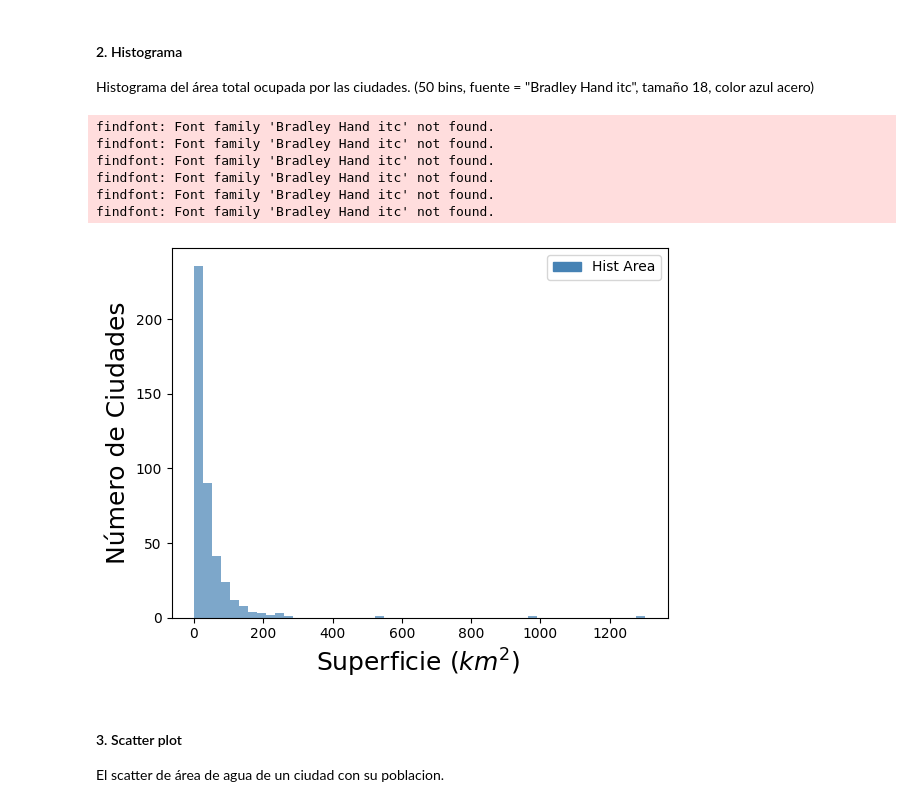
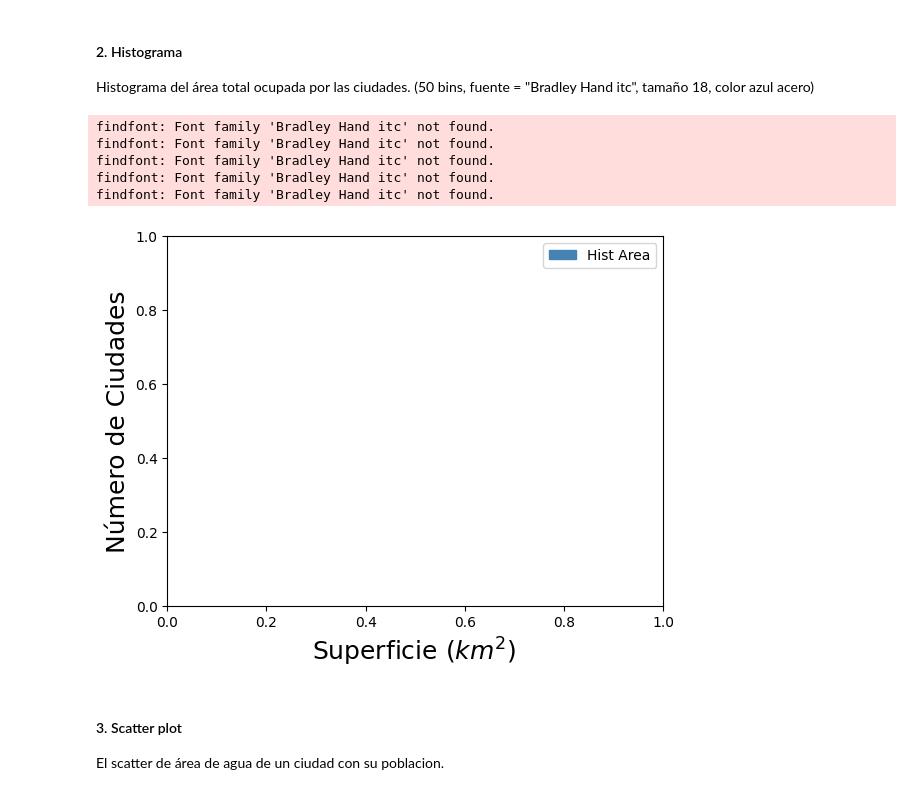
Before and after one commit to mardelmir/ONLINE_DS_THEBRIDGE_mardelmir, a Jupyter notebook: 03_Analisis_de_Datos/Sprint_08/Unidad_01/Challenge/18_Practica_Obligatoria_Visualizacion_Basica.ipynb, the cells around one changed output. Drawn from its saved outputs; the diff is of its cells as text; code cells hidden in the pictures.

```diff
--- a/03_Analisis_de_Datos/Sprint_08/Unidad_01/Challenge/18_Practica_Obligatoria_Visualizacion_Basica.ipynb
+++ b/03_Analisis_de_Datos/Sprint_08/Unidad_01/Challenge/18_Practica_Obligatoria_Visualizacion_Basica.ipynb
@@ -127,22 +145,20 @@ plt.ylim(0, 5000)
 #### 2. Histograma
 Histograma del área total ocupada por las ciudades. (50 bins, fuente = "Bradley Hand itc", tamaño 18, color azul acero)
 # %%
-plt.hist(df['area_total_km2'], bins = 50, color = 'steelblue', alpha = 0.7)
-
-font = {'fontname': 'Bradley Hand itc'}
-plt.xlabel('Superficie ($km^2$) ', **font, fontsize = 18)
-plt.ylabel('Número de Ciudades', **font, fontsize = 18)
+font = {'fontname': 'Bradley Hand itc', 'fontsize': 18}
+plt.xlabel('Superficie ($km^2$) ', **font)
+plt.ylabel('Número de Ciudades', **font)
 
 patch = mpatches.Patch(color = 'steelblue', label = 'Hist Area')
-plt.legend(loc = 'upper right', handles = [patch]);
+plt.legend(loc = 'upper right', handles = [patch])
+plt.show()
 # %% [output]
 findfont: Font family 'Bradley Hand itc' not found.
 findfont: Font family 'Bradley Hand itc' not found.
 findfont: Font family 'Bradley Hand itc' not found.
 findfont: Font family 'Bradley Hand itc' not found.
 findfont: Font family 'Bradley Hand itc' not found.
-findfont: Font family 'Bradley Hand itc' not found.
-[figure, old version]
+[figure, new version]
 # %% [markdown]
 #### 3. Scatter plot
 El scatter de área de agua de un ciudad con su poblacion.
```
Also changed, not shown: parts of 21 cells of this notebook, 1 other file.
